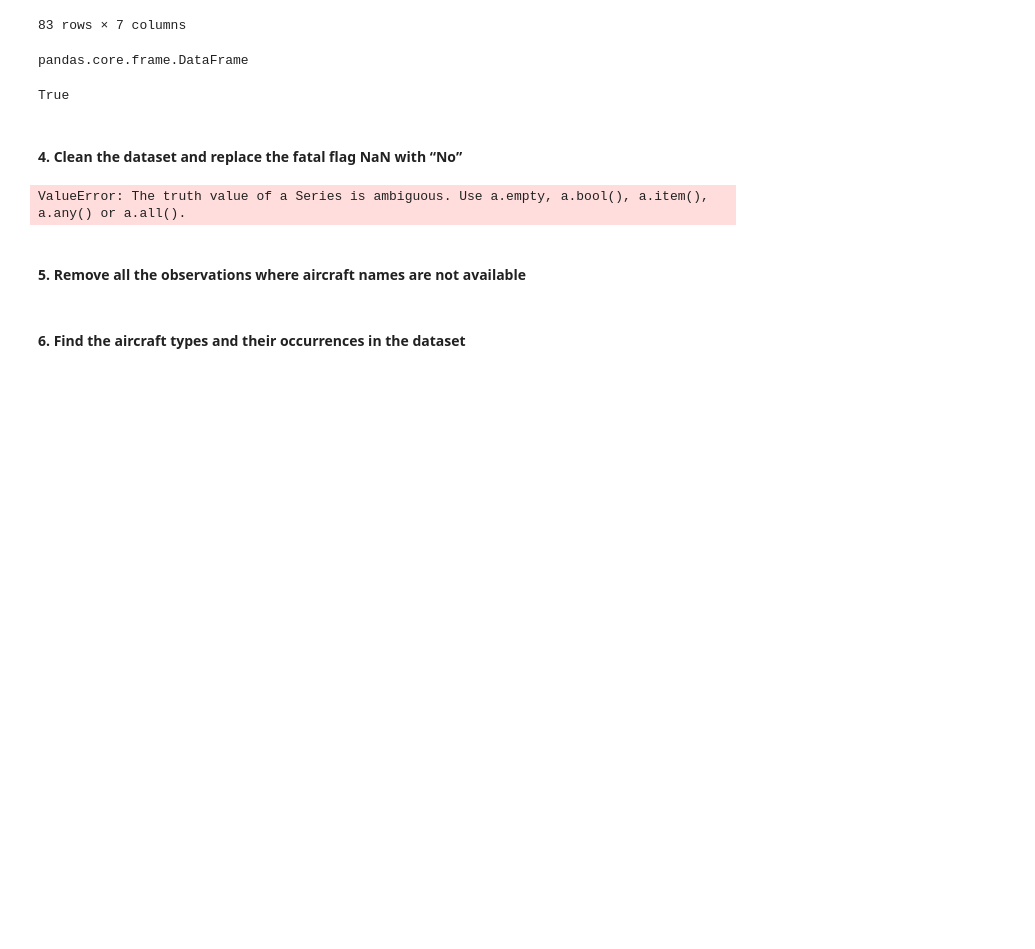
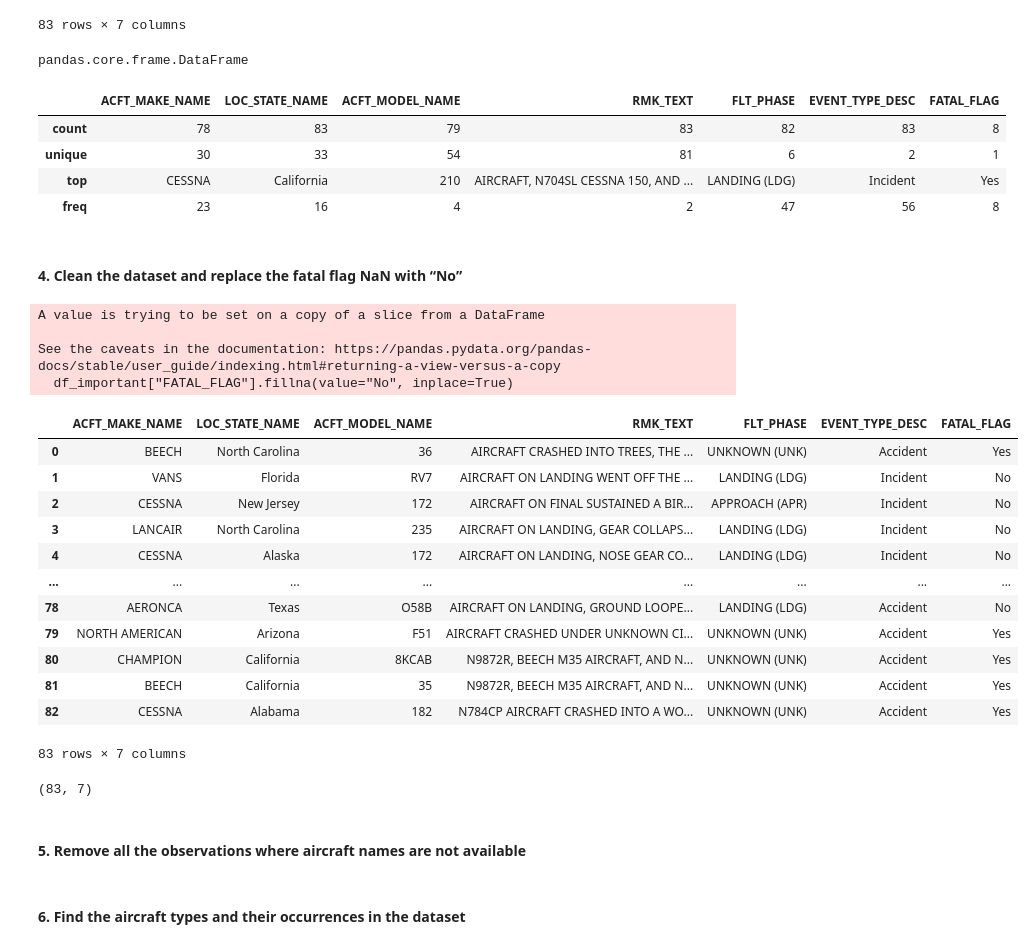
Before and after one commit to Emekaony/Numpy-projects, a Jupyter notebook: Lesson 7 -1/Assignment1/Pandas - Assignment 01.ipynb, the cells around one changed output. Drawn from its saved outputs; the diff is of its cells as text; code cells hidden in the pictures; blank space fills up the shorter version.

Commit message:
done with the faa project
learned about data analytics and some important pandas core functions.

```diff
--- a/Lesson 7 -1/Assignment1/Pandas - Assignment 01.ipynb
+++ b/Lesson 7 -1/Assignment1/Pandas - Assignment 01.ipynb
@@ -99,22 +98,45 @@ type(df_important)
 pandas.core.frame.DataFrame
 # %%
 #Check if the dataframe contains all the required attributes
-True
+df_important.describe()
 # %% [output]
-True
+|  | ACFT_MAKE_NAME | LOC_STATE_NAME | ACFT_MODEL_NAME | RMK_TEXT | FLT_PHASE | EVENT_TYPE_DESC | FATAL_FLAG |
+| count | 78 | 83 | 79 | 83 | 82 | 83 | 8 |
+| unique | 30 | 33 | 54 | 81 | 6 | 2 | 1 |
+| top | CESSNA | California | 210 | AIRCRAFT, N704SL CESSNA 150, AND ... | LANDING (LDG) | Incident | Yes |
+| freq | 23 | 16 | 4 | 2 | 47 | 56 | 8 |
 # %% [markdown]
 #### 4. Clean the dataset and replace the fatal flag NaN with “No”
 # %%
 #Replace all Fatal Flag missing values with the required output
-for i in range(83):
-    if df_important["EVENT_TYPE_DESC"] == "Accident":
-        print("Yes, it was an accident")
+df_important["FATAL_FLAG"].fillna(value="No", inplace=True)
 # %% [output]
-ValueError: The truth value of a Series is ambiguous. Use a.empty, a.bool(), a.item(), a.any() or a.all().
+A value is trying to be set on a copy of a slice from a DataFrame
+
+See the caveats in the documentation: https://pandas.pydata.org/pandas-docs/stable/user_guide/indexing.html#returning-a-view-versus-a-copy
+  df_important["FATAL_FLAG"].fillna(value="No", inplace=True)
 # %%
 #Verify if the missing values are replaced
+df_important
+# %% [output]
+|  | ACFT_MAKE_NAME | LOC_STATE_NAME | ACFT_MODEL_NAME | RMK_TEXT | FLT_PHASE | EVENT_TYPE_DESC | FATAL_FLAG |
+| 0 | BEECH | North Carolina | 36 | AIRCRAFT CRASHED INTO TREES, THE ... | UNKNOWN (UNK) | Accident | Yes |
+| 1 | VANS | Florida | RV7 | AIRCRAFT ON LANDING WENT OFF THE ... | LANDING (LDG) | Incident | No |
+| 2 | CESSNA | New Jersey | 172 | AIRCRAFT ON FINAL SUSTAINED A BIR... | APPROACH (APR) | Incident | No |
+| 3 | LANCAIR | North Carolina | 235 | AIRCRAFT ON LANDING, GEAR COLLAPS... | LANDING (LDG) | Incident | No |
+| 4 | CESSNA | Alaska | 172 | AIRCRAFT ON LANDING, NOSE GEAR CO... | LANDING (LDG) | Incident | No |
+| ... | ... | ... | ... | ... | ... | ... | ... |
+| 78 | AERONCA | Texas | O58B | AIRCRAFT ON LANDING, GROUND LOOPE... | LANDING (LDG) | Accident | No |
+| 79 | NORTH AMERICAN | Arizona | F51 | AIRCRAFT CRASHED UNDER UNKNOWN CI... | UNKNOWN (UNK) | Accident | Yes |
+| 80 | CHAMPION | California | 8KCAB | N9872R, BEECH M35 AIRCRAFT, AND N... | UNKNOWN (UNK) | Accident | Yes |
+| 81 | BEECH | California | 35 | N9872R, BEECH M35 AIRCRAFT, AND N... | UNKNOWN (UNK) | Accident | Yes |
+| 82 | CESSNA | Alabama | 182 | N784CP AIRCRAFT CRASHED INTO A WO... | UNKNOWN (UNK) | Accident | Yes |
+83 rows × 7 columns
 # %%
 #Check the number of observations
+df_important.shape
+# %% [output]
+(83, 7)
 # %% [markdown]
 #### 5. Remove all the observations where aircraft names are not available
 # %%
```
Also changed, not shown: parts of 10 cells of this notebook.
